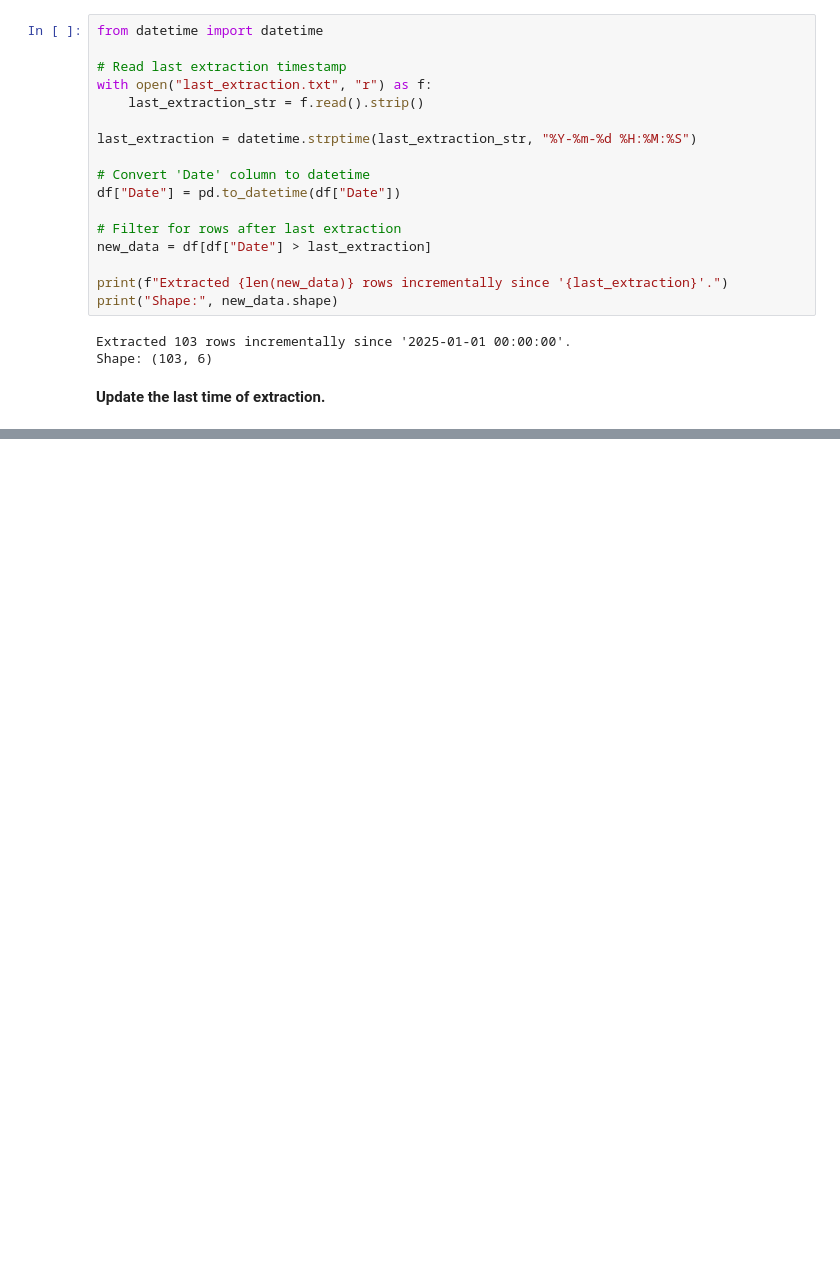
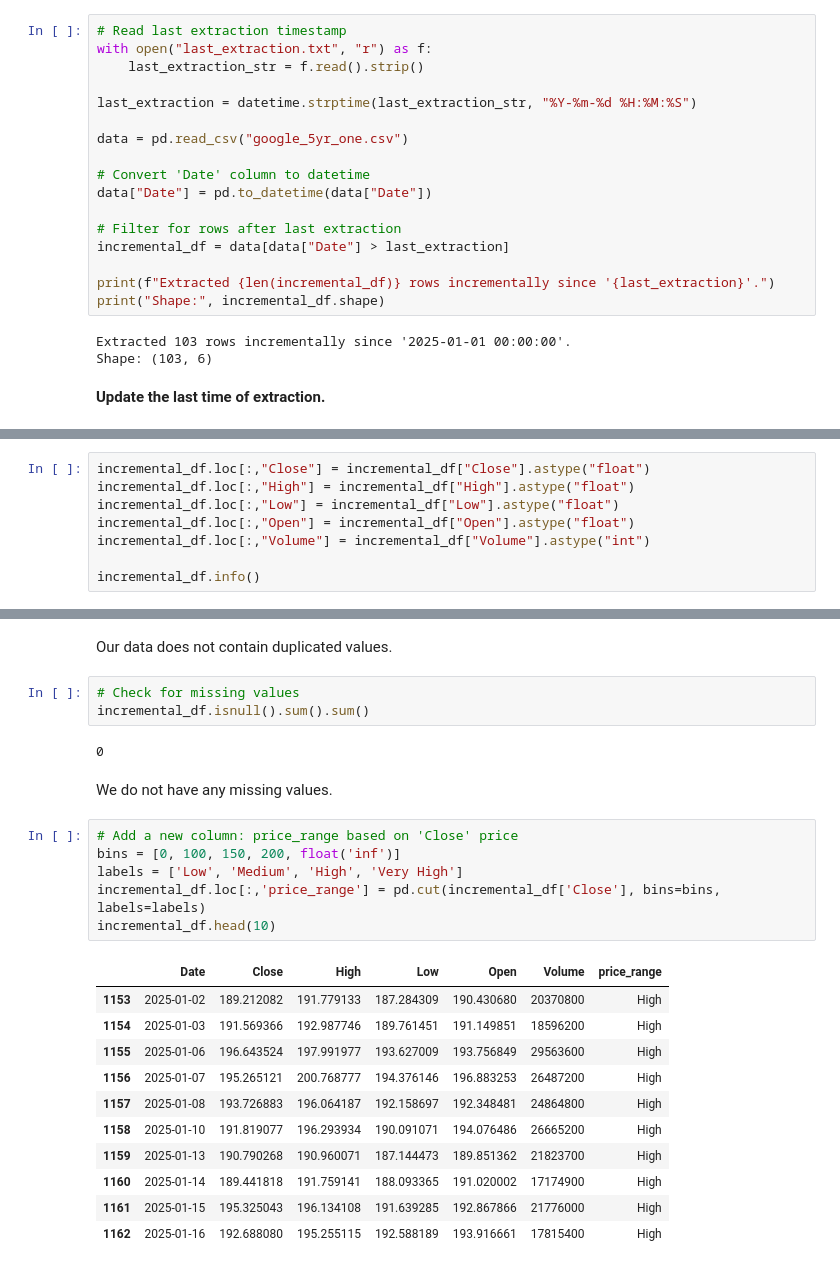
Before and after one commit to SamAbr/ETL_Extract_Samuel_Abrha, a Jupyter notebook: ETL_extract.ipynb, the cells around one changed output, grey strips where cells are left out. Drawn from its saved outputs; the diff is of its cells as text; blank space fills up the shorter version.

```diff
--- a/ETL_extract.ipynb
+++ b/ETL_extract.ipynb
@@ -55,22 +57,22 @@ Last extraction time saved as 'last_extraction.txt'
 # %% [markdown]
 **Now, we can extract the data recorded after our last time of extraction, which is January 1st, 2025.**
 # %%
-from datetime import datetime
-
 # Read last extraction timestamp
 with open("last_extraction.txt", "r") as f:
     last_extraction_str = f.read().strip()
 
 last_extraction = datetime.strptime(last_extraction_str, "%Y-%m-%d %H:%M:%S")
 
+data = pd.read_csv("google_5yr_one.csv")
+
 # Convert 'Date' column to datetime
-df["Date"] = pd.to_datetime(df["Date"])
+data["Date"] = pd.to_datetime(data["Date"])
 
 # Filter for rows after last extraction
-new_data = df[df["Date"] > last_extraction]
+incremental_df = data[data["Date"] > last_extraction]
 
-print(f"Extracted {len(new_data)} rows incrementally since '{last_extraction}'.")
-print("Shape:", new_data.shape)
+print(f"Extracted {len(incremental_df)} rows incrementally since '{last_extraction}'.")
+print("Shape:", incremental_df.shape)
 # %% [output]
 Extracted 103 rows incrementally since '2025-01-01 00:00:00'.
 Shape: (103, 6)
@@ -87,0 +242,8 @@ Last extraction date updated to '2025-06-10 16:30:17'.
+# %%
+incremental_df.loc[:,"Close"] = incremental_df["Close"].astype("float")
+incremental_df.loc[:,"High"] = incremental_df["High"].astype("float")
+incremental_df.loc[:,"Low"] = incremental_df["Low"].astype("float")
+incremental_df.loc[:,"Open"] = incremental_df["Open"].astype("float")
+incremental_df.loc[:,"Volume"] = incremental_df["Volume"].astype("int")
+
+incremental_df.info()
@@ -87,0 +270,27 @@ Last extraction date updated to '2025-06-10 16:30:17'.
+# %% [markdown]
+Our data does not contain duplicated values.
+# %%
+# Check for missing values
+incremental_df.isnull().sum().sum()
+# %% [output]
+0
+# %% [markdown]
+We do not have any missing values.
+# %%
+# Add a new column: price_range based on 'Close' price
+bins = [0, 100, 150, 200, float('inf')]
+labels = ['Low', 'Medium', 'High', 'Very High']
+incremental_df.loc[:,'price_range'] = pd.cut(incremental_df['Close'], bins=bins, labels=labels)
+incremental_df.head(10)
+# %% [output]
+|  | Date | Close | High | Low | Open | Volume | price_range |
+| 1153 | 2025-01-02 | 189.212082 | 191.779133 | 187.284309 | 190.430680 | 20370800 | High |
+| 1154 | 2025-01-03 | 191.569366 | 192.987746 | 189.761451 | 191.149851 | 18596200 | High |
+| 1155 | 2025-01-06 | 196.643524 | 197.991977 | 193.627009 | 193.756849 | 29563600 | High |
+| 1156 | 2025-01-07 | 195.265121 | 200.768777 | 194.376146 | 196.883253 | 26487200 | High |
+| 1157 | 2025-01-08 | 193.726883 | 196.064187 | 192.158697 | 192.348481 | 24864800 | High |
+| 1158 | 2025-01-10 | 191.819077 | 196.293934 | 190.091071 | 194.076486 | 26665200 | High |
+| 1159 | 2025-01-13 | 190.790268 | 190.960071 | 187.144473 | 189.851362 | 21823700 | High |
+| 1160 | 2025-01-14 | 189.441818 | 191.759141 | 188.093365 | 191.020002 | 17174900 | High |
+| 1161 | 2025-01-15 | 195.325043 | 196.134108 | 191.639285 | 192.867866 | 21776000 | High |
+| 1162 | 2025-01-16 | 192.688080 | 195.255115 | 192.588189 | 193.916661 | 17815400 | High |
```
Also changed, not shown: parts of 23 cells of this notebook, 2 other files.
